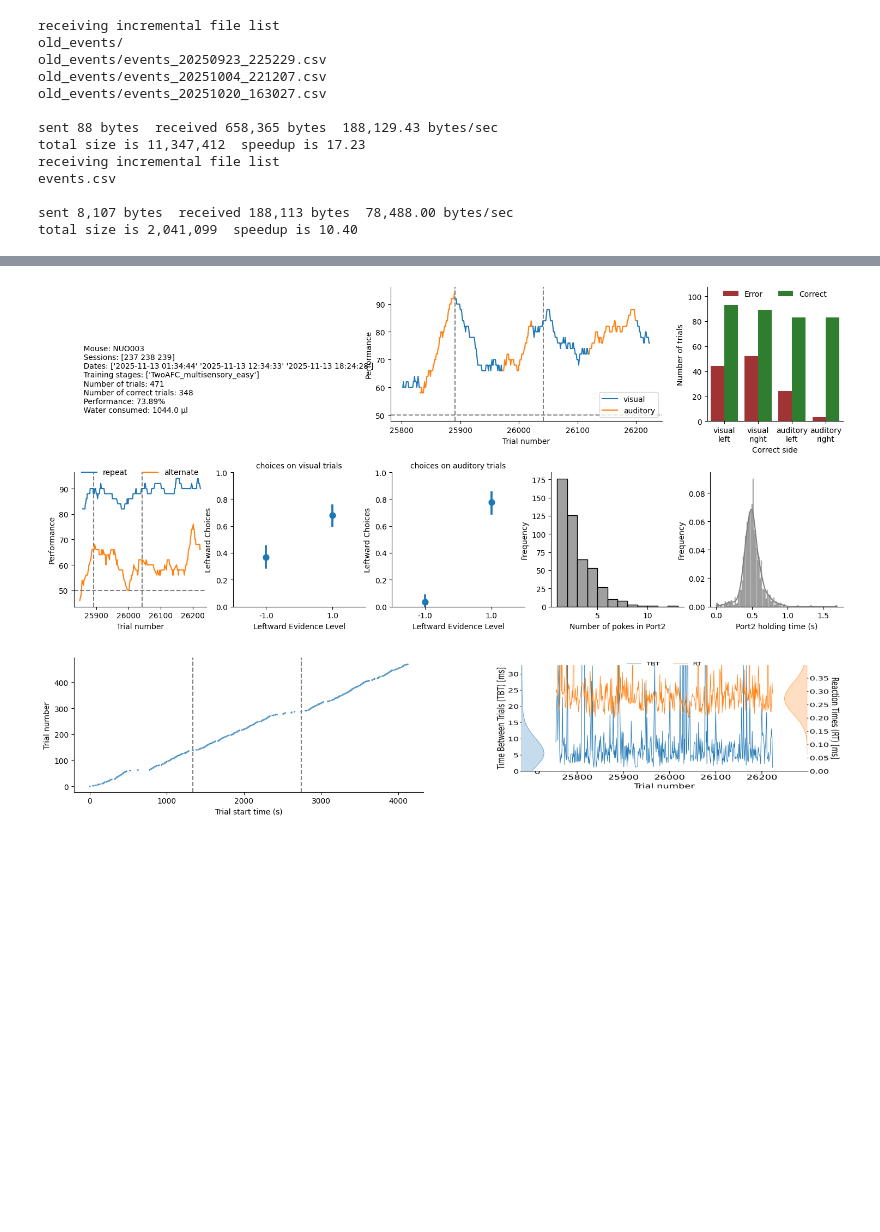
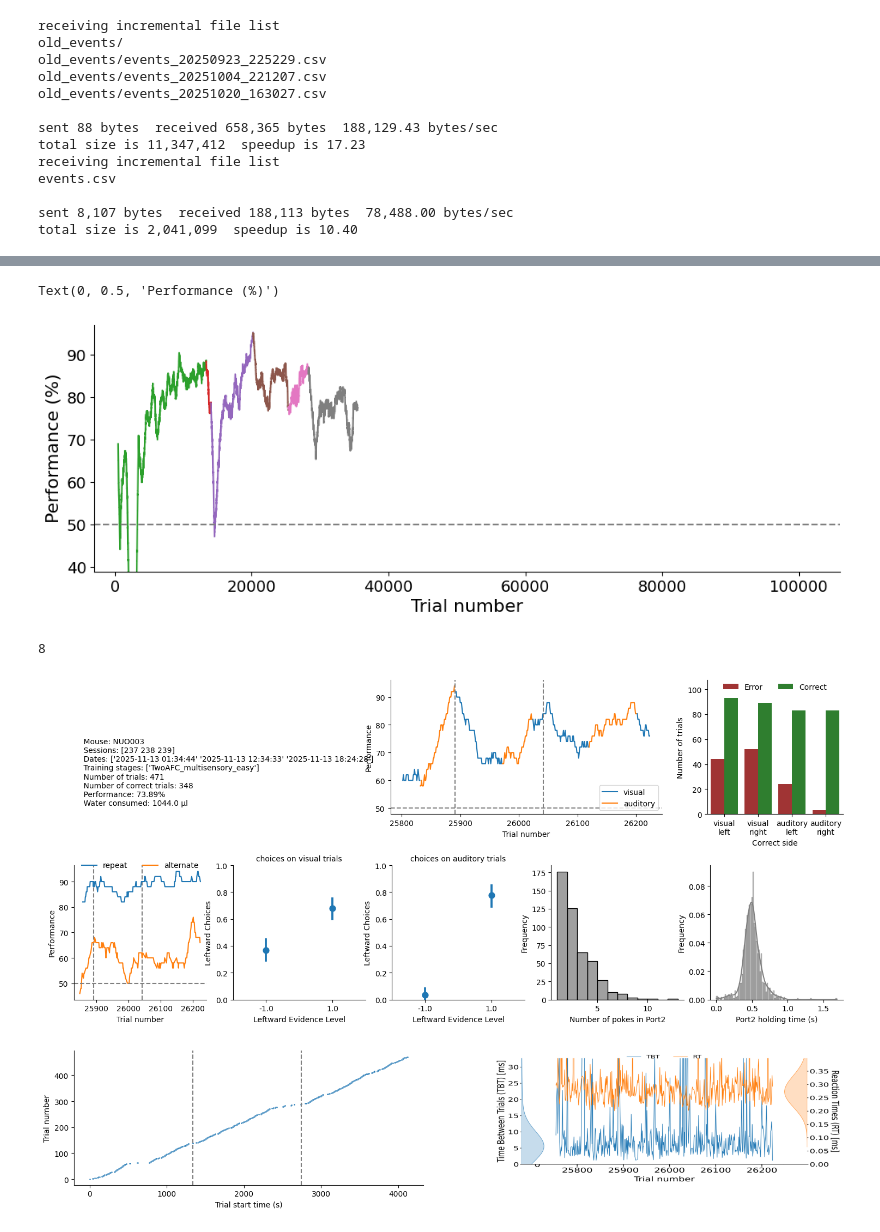
Before and after one commit to LearningCircuitsLab/lecilab-behavior-analysis, a Jupyter notebook: lecilab_behavior_analysis/plot_testing.ipynb, the cells around one changed output, grey strips where cells are left out. Drawn from its saved outputs; the diff is of its cells as text; code cells hidden in the pictures; blank space fills up the shorter version.

```diff
--- a/lecilab_behavior_analysis/plot_testing.ipynb
+++ b/lecilab_behavior_analysis/plot_testing.ipynb
@@ -99,3 +116,34 @@ fig = subject_progress_figure(df, perf_window=100, summary_matrix_plot=False, ev
+# %%
+
+# fill information in df if it is missing
+df = dft.fill_missing_data(df)
+
+# add a column with the date for the day
+df = dft.add_day_column_to_df(df)
+df = dft.get_performance_through_trials(df, window=500)
+
+#use the tab10 palette starting from color 2
+import matplotlib.pyplot as plt
+import matplotlib.cm as cm
+
+tab10 = cm.get_cmap('tab10')
+colors = [tab10(i) for i in range(1, 10)]
+
+fig, ax = plt.subplots(figsize=(12, 4))
+plots.performance_vs_trials_plot(df, ax=ax, legend=False, palette=colors)
+# make the font size larger
+ax.tick_params(axis='both', which='major', labelsize=14)
+ax.set_xlim(-3000, 106000)
+ax.set_ylim(39, 97)
+ax.set_xlabel("Trial number", fontsize=16)
+ax.set_ylabel("Performance (%)", fontsize=16)
+# %% [output]
+Text(0, 0.5, 'Performance (%)')
+[figure, added]
+# %%
+df.current_training_stage.nunique()
+# %% [output]
+8
 # %%
 # # load the data if cluster is down
 # mouse_path = utils.get_outpath() + "/visual_and_COT_data/sessions/ACV008/ACV008.csv"
```
Also changed, not shown: parts of 5 cells of this notebook, 4 other files.
